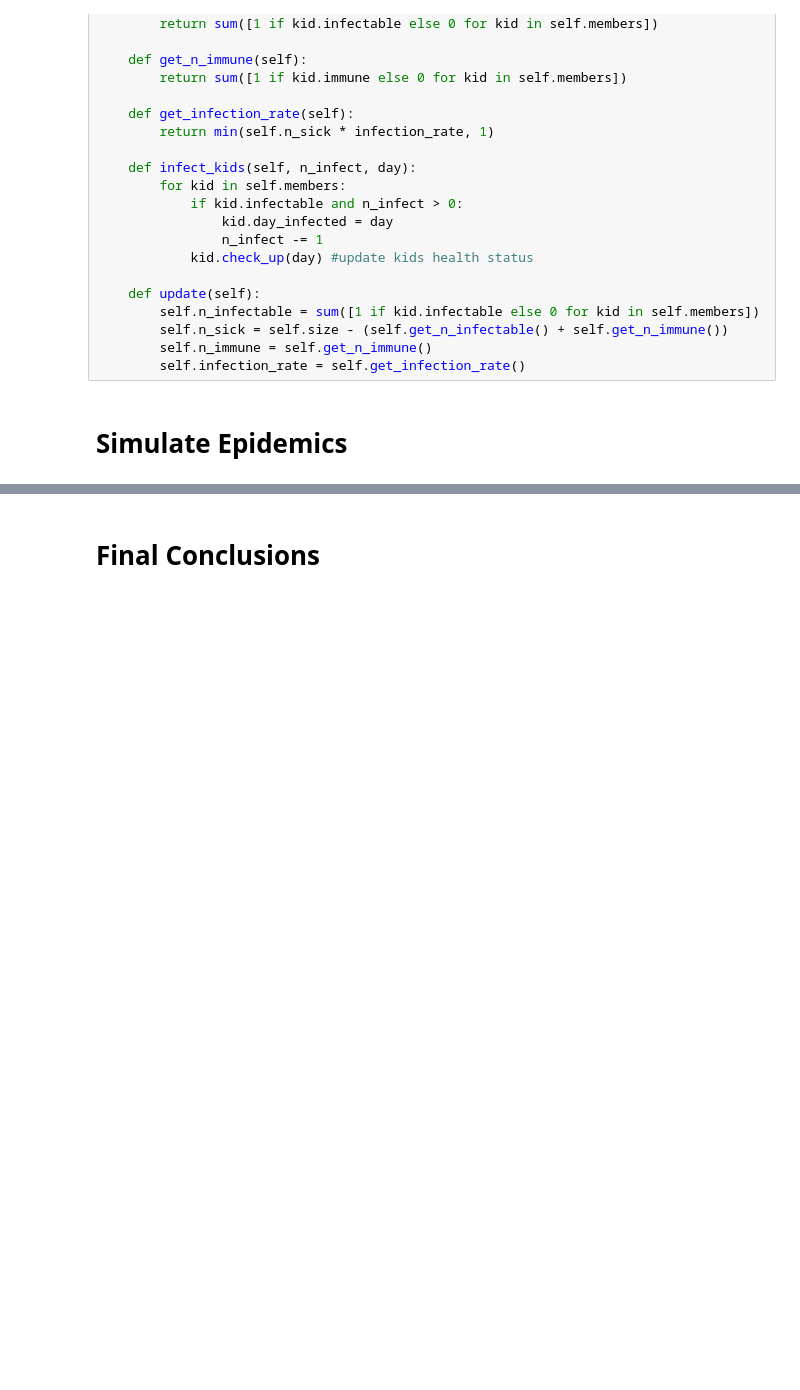
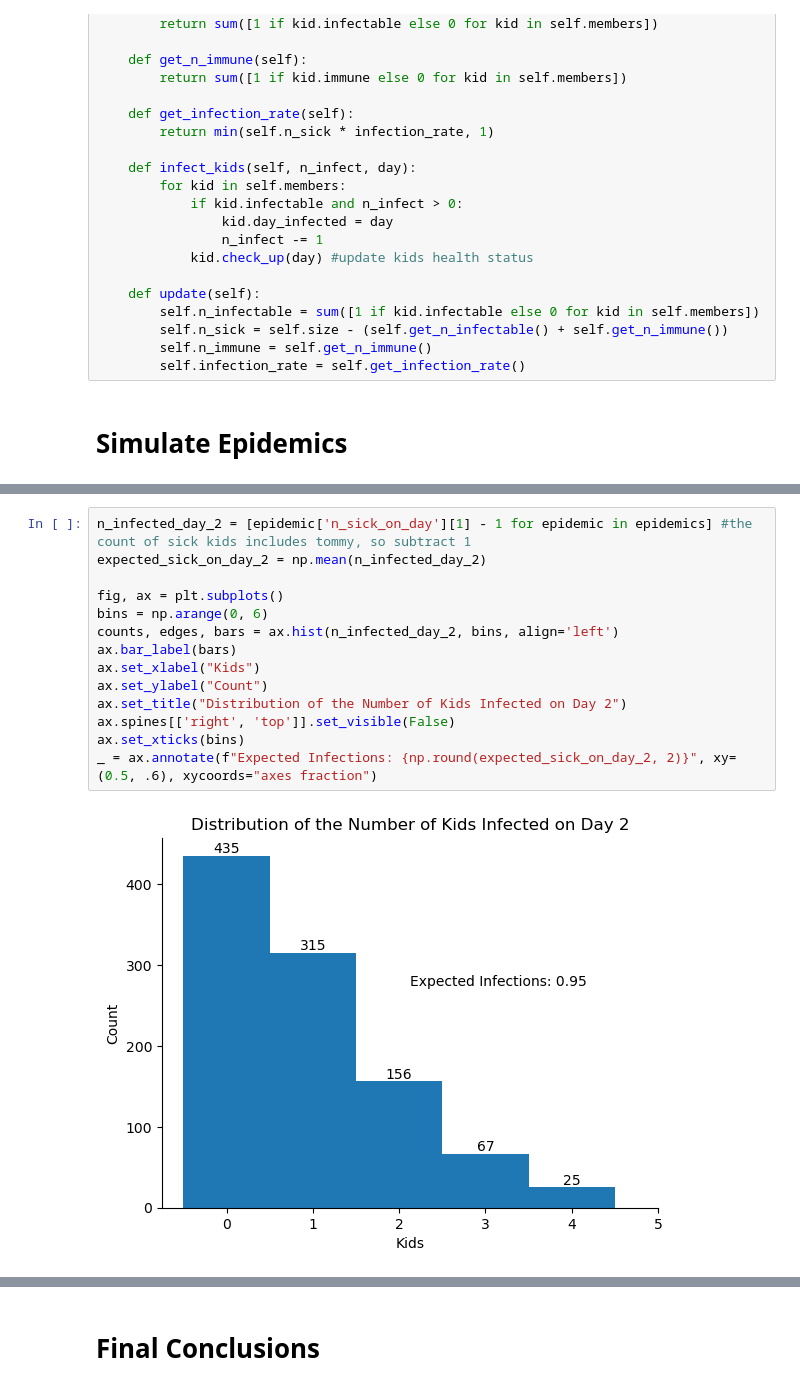
Before and after one commit to jmaroszek/Flu-Simulation, a Jupyter notebook: code.ipynb, the cells around one changed output, grey strips where cells are left out. Cells and saved outputs as stored; diff of their text form; blank space fills up the shorter version.

```diff
--- a/code.ipynb
+++ b/code.ipynb
@@ -157,0 +163,16 @@ the n_sick_on_day vector
+# %%
+n_infected_day_2 = [epidemic['n_sick_on_day'][1] - 1 for epidemic in epidemics] #the count of sick kids includes tommy, so subtract 1
+expected_sick_on_day_2 = np.mean(n_infected_day_2)
+
+fig, ax = plt.subplots()
+bins = np.arange(0, 6)
+counts, edges, bars = ax.hist(n_infected_day_2, bins, align='left')
+ax.bar_label(bars)
+ax.set_xlabel("Kids")
+ax.set_ylabel("Count")
+ax.set_title("Distribution of the Number of Kids Infected on Day 2")
+ax.spines[['right', 'top']].set_visible(False)
+ax.set_xticks(bins)
+_ = ax.annotate(f"Expected Infections: {np.round(expected_sick_on_day_2, 2)}", xy=(0.5, .6), xycoords="axes fraction")
+# %% [output]
+[figure, added]
```
Also changed, not shown: parts of 10 cells of this notebook.
